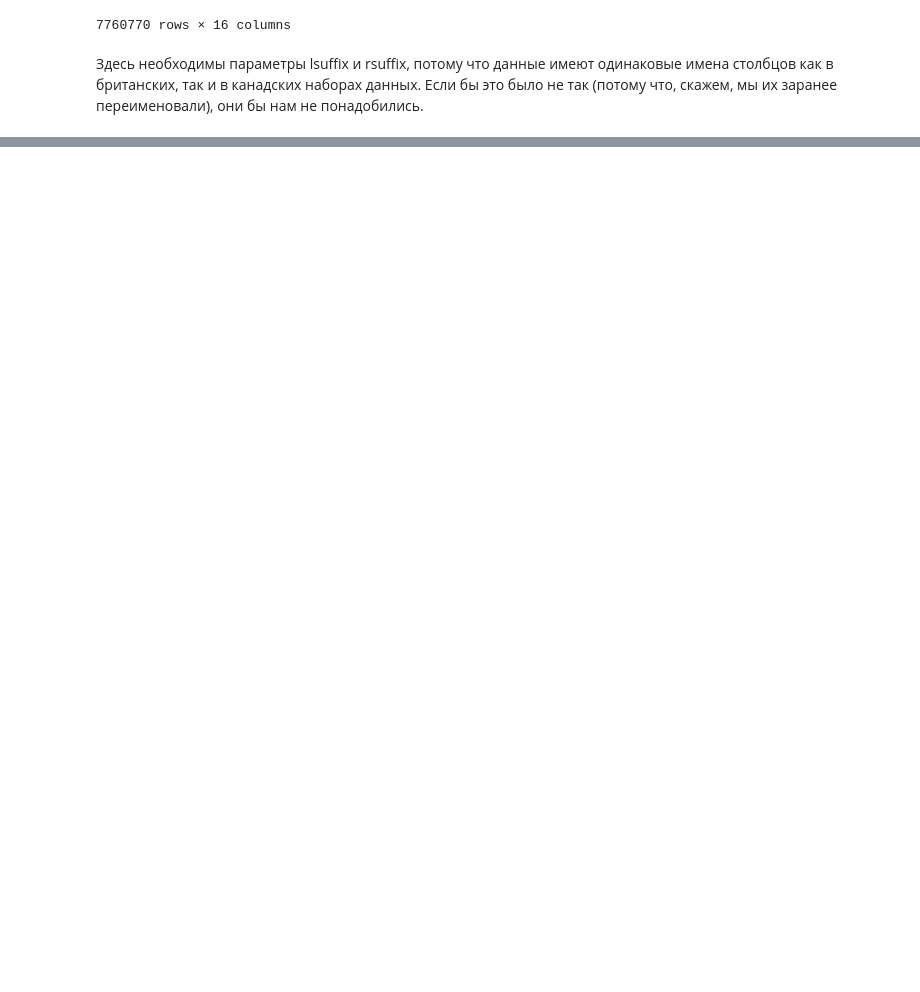
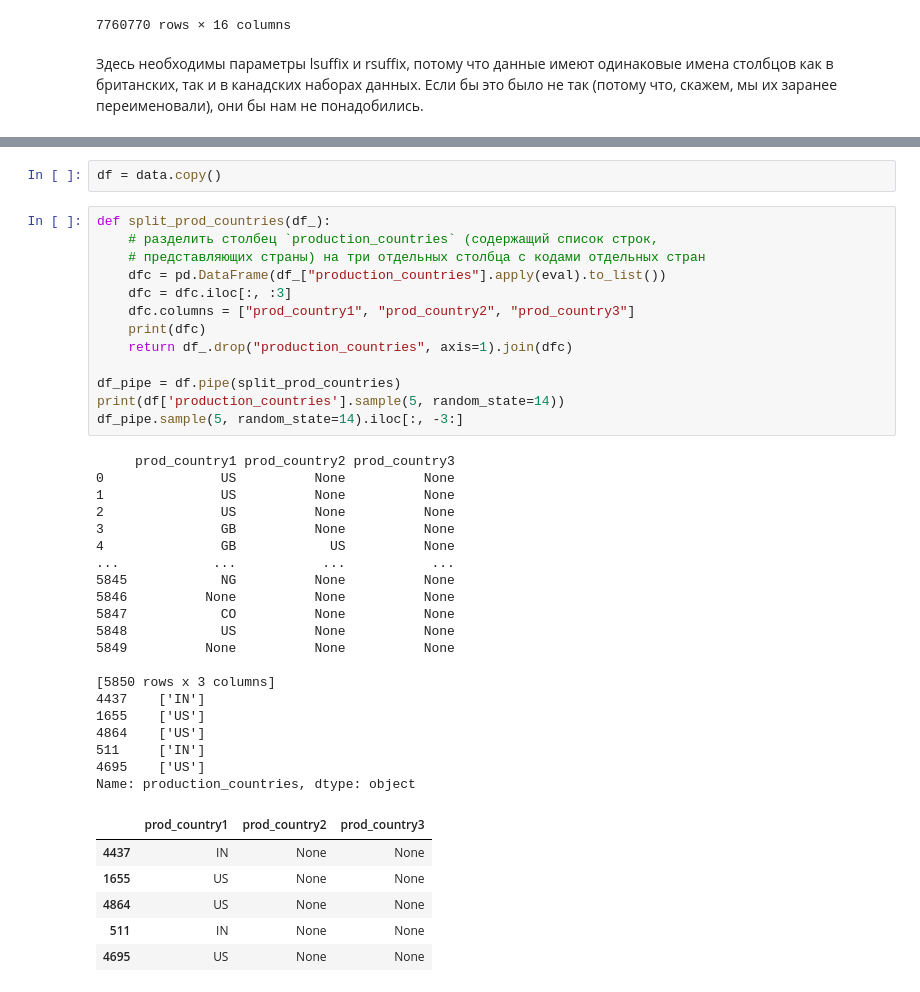
Before and after one commit to 1mmo/data-analysis-handbook, a Jupyter notebook: handbook/Working with data/Pandas.ipynb, the cells around one changed output, grey strips where cells are left out. Saved outputs shown, nothing was run; the diff lists cells and outputs as text; blank space fills up the shorter version.

```diff
--- a/handbook/Working with data/Pandas.ipynb
+++ b/handbook/Working with data/Pandas.ipynb
@@ -1537,0 +1627,42 @@ left.join(right, lsuffix='_CAN', rsuffix='_UK').iloc[0:, 14:]
+# %%
+df = data.copy()
+# %%
+def split_prod_countries(df_):
+    # разделить столбец `production_countries` (содержащий список строк,
+    # представляющих страны) на три отдельных столбца с кодами отдельных стран
+    dfc = pd.DataFrame(df_["production_countries"].apply(eval).to_list())
+    dfc = dfc.iloc[:, :3]
+    dfc.columns = ["prod_country1", "prod_country2", "prod_country3"]
+    print(dfc)
+    return df_.drop("production_countries", axis=1).join(dfc)
+
+df_pipe = df.pipe(split_prod_countries)
+print(df['production_countries'].sample(5, random_state=14))
+df_pipe.sample(5, random_state=14).iloc[:, -3:]
+# %% [output]
+     prod_country1 prod_country2 prod_country3
+0               US          None          None
+1               US          None          None
+2               US          None          None
+3               GB          None          None
+4               GB            US          None
+...            ...           ...           ...
+5845            NG          None          None
+5846          None          None          None
+5847            CO          None          None
+5848            US          None          None
+5849          None          None          None
+
+[5850 rows x 3 columns]
+4437    ['IN']
+1655    ['US']
+4864    ['US']
+511     ['IN']
+4695    ['US']
+Name: production_countries, dtype: object
+|  | prod_country1 | prod_country2 | prod_country3 |
+| 4437 | IN | None | None |
+| 1655 | US | None | None |
+| 4864 | US | None | None |
+| 511 | IN | None | None |
+| 4695 | US | None | None |
```
Also changed, not shown: parts of 11 cells of this notebook, 2 other files.
